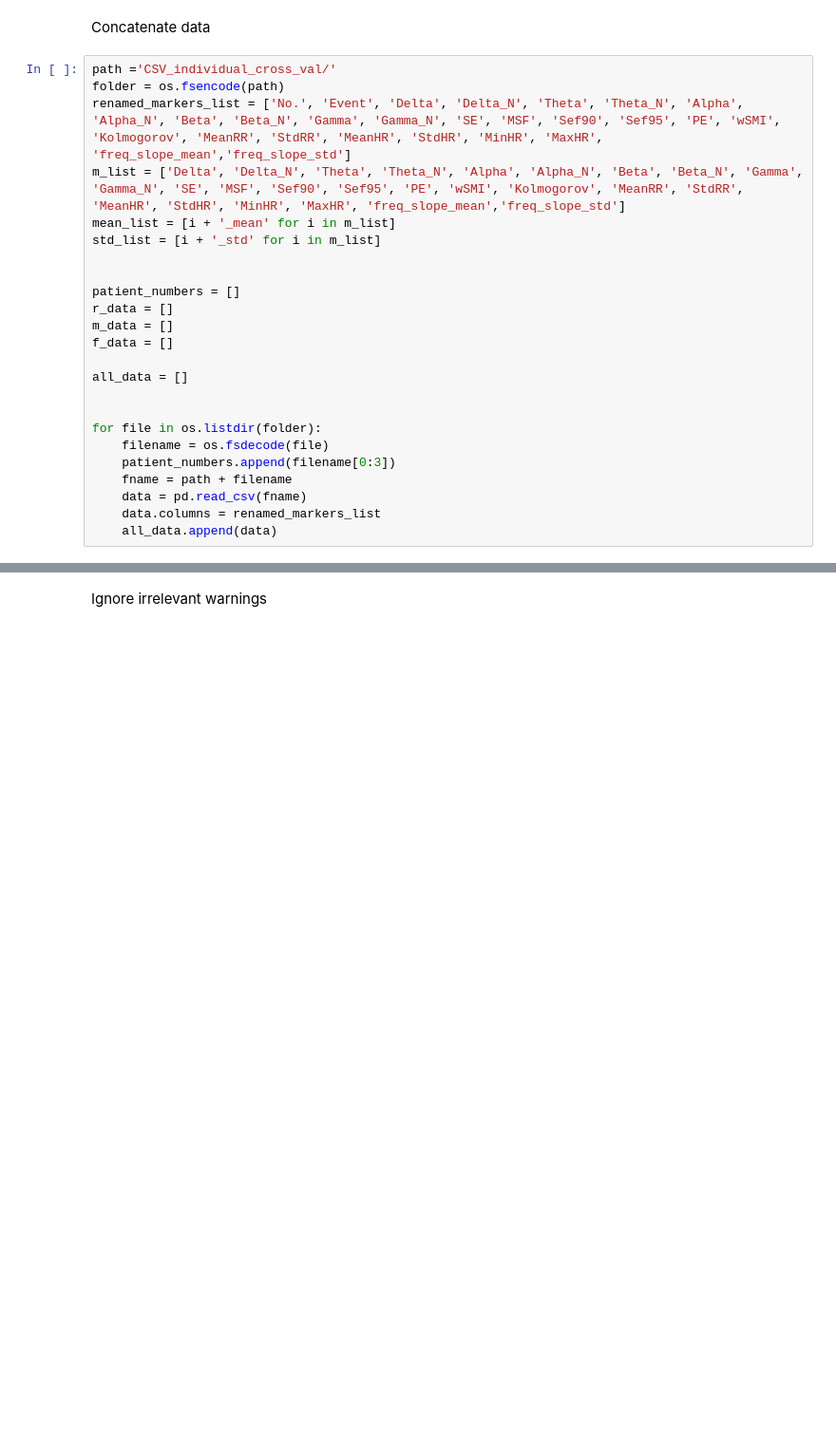
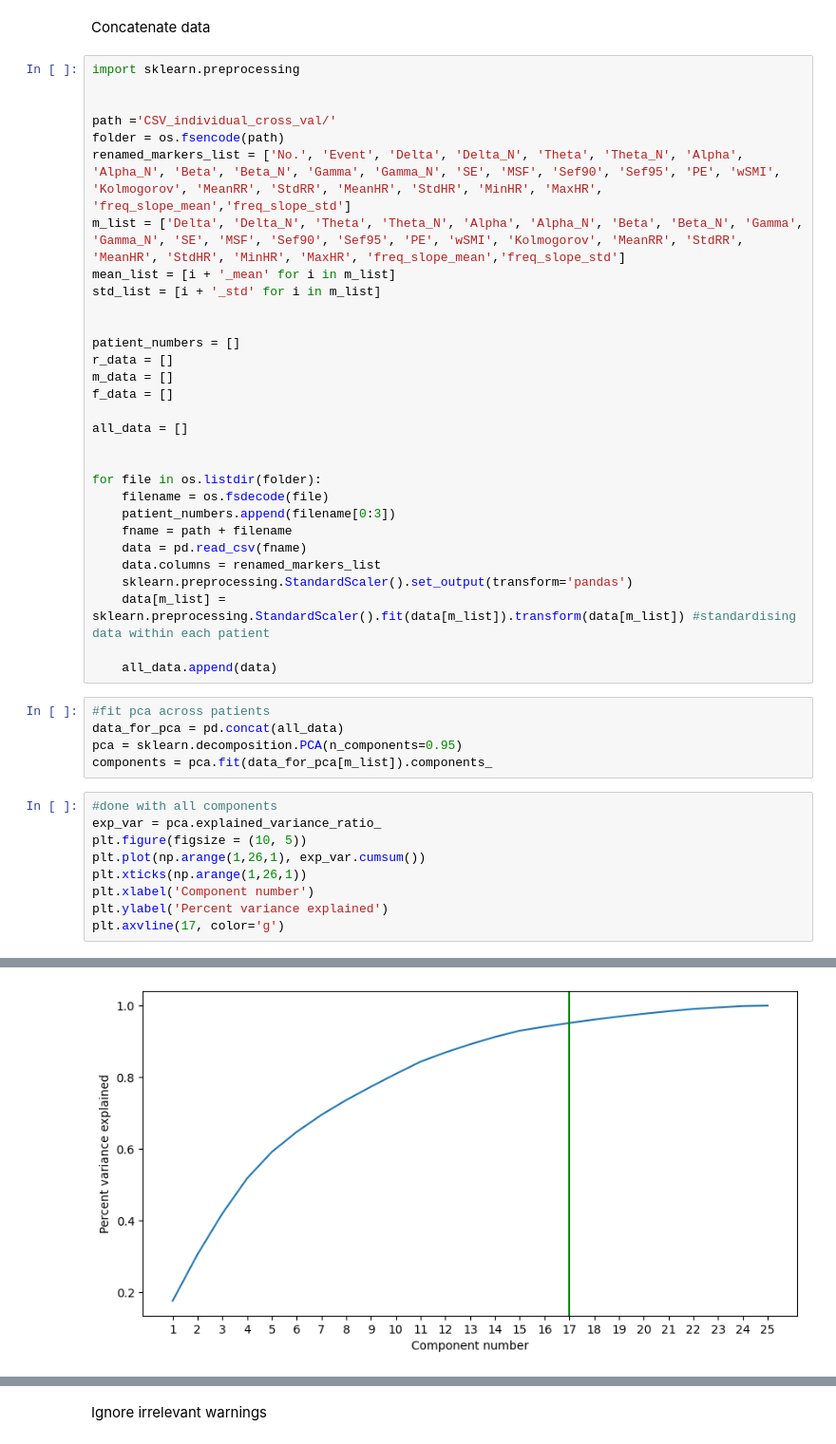
Before and after one commit to cdhvilsted/Bachelor_project_2024, a Jupyter notebook: cross_val_pipeline_individual.ipynb, the cells around one changed output, grey strips where cells are left out. Shown at 95% size. Cells and saved outputs as stored; diff of their text form; blank space fills up the shorter version.

```diff
--- a/cross_val_pipeline_individual.ipynb
+++ b/cross_val_pipeline_individual.ipynb
@@ -29,6 +34,9 @@ print(mean_list)
 # %% [markdown]
 Concatenate data
 # %%
+import sklearn.preprocessing
+
+
 path ='CSV_individual_cross_val/'
 folder = os.fsencode(path)
 renamed_markers_list = ['No.', 'Event', 'Delta', 'Delta_N', 'Theta', 'Theta_N', 'Alpha', 'Alpha_N', 'Beta', 'Beta_N', 'Gamma', 'Gamma_N', 'SE', 'MSF', 'Sef90', 'Sef95', 'PE', 'wSMI', 'Kolmogorov', 'MeanRR', 'StdRR', 'MeanHR', 'StdHR', 'MinHR', 'MaxHR', 'freq_slope_mean','freq_slope_std']
@@ -51,4 +59,22 @@ for file in os.listdir(folder):
     fname = path + filename
     data = pd.read_csv(fname)
     data.columns = renamed_markers_list
+    sklearn.preprocessing.StandardScaler().set_output(transform='pandas')
+    data[m_list] = sklearn.preprocessing.StandardScaler().fit(data[m_list]).transform(data[m_list]) #standardising data within each patient
+
     all_data.append(data)
+# %%
+#fit pca across patients
+data_for_pca = pd.concat(all_data)
+pca = sklearn.decomposition.PCA(n_components=0.95)
+components = pca.fit(data_for_pca[m_list]).components_
+# %%
+#done with all components
+exp_var = pca.explained_variance_ratio_
+plt.figure(figsize = (10, 5))
+plt.plot(np.arange(1,26,1), exp_var.cumsum())
+plt.xticks(np.arange(1,26,1))
+plt.xlabel('Component number')
+plt.ylabel('Percent variance explained')
+plt.axvline(17, color='g')
+# %% [output]
@@ -54,0 +82 @@ for file in os.listdir(folder):
+[figure, added]
```
Also changed, not shown: parts of 64 cells of this notebook.
